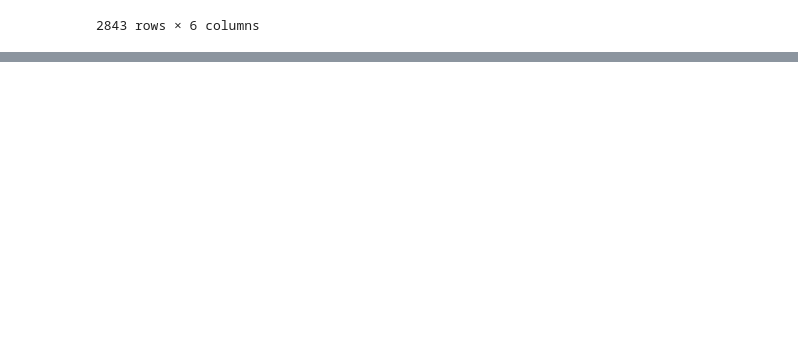
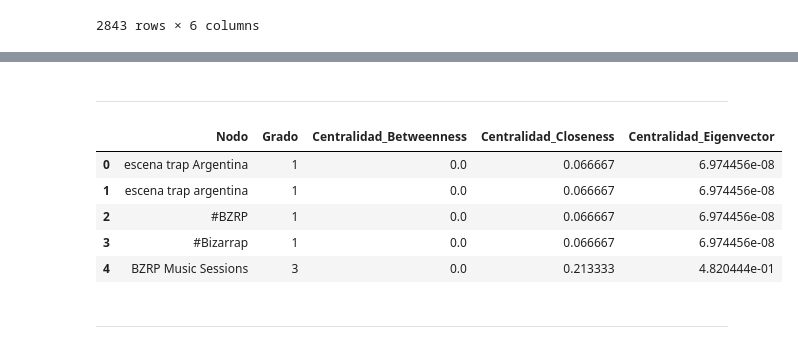
Before and after one commit to adr2204/codigo_analisis_red_trap_argentino, a Jupyter notebook: trabajo_computacion_social.ipynb, the cells around one changed output, grey strips where cells are left out. Saved outputs shown, nothing was run; the diff lists cells and outputs as text; code cells hidden in the pictures; blank space fills up the shorter version.

```diff
--- a/trabajo_computacion_social.ipynb
+++ b/trabajo_computacion_social.ipynb
@@ -3160,0 +1118,15 @@ df.to_csv('tweets_argentinos_combis2.csv', index= False)
+# %%
+from networkx.algorithms import bipartite
+
+B = nx.Graph()
+
+for index, row in df.iterrows():
+    artista = row['Palabra Clave']
+    tweet = f"tweet_{index}"  # puedes usar el ID o índice como nombre de tweet
+    B.add_node(artista, bipartite=0)
+    B.add_node(tweet, bipartite=1)
+    B.add_edge(artista, tweet)
+
+# Proyección: solo artistas
+artistas = [n for n, d in B.nodes(data=True) if d["bipartite"] == 0]
+proyeccion = bipartite.weighted_projected_graph(B, artistas)
@@ -3160,0 +1600,41 @@ df.to_csv('tweets_argentinos_combis2.csv', index= False)
+# %% [markdown]
+-----------
+# %%
+import pandas as pd
+import networkx as nx
+
+# Cargar los datos
+nodos_df = pd.read_csv("nodos_temas.csv")
+aristas_df = pd.read_csv("aristas_temas.csv")
+
+# Crear el grafo desde los datos de aristas
+G = nx.from_pandas_edgelist(aristas_df, source="Source", target="Target", edge_attr=True)
+
+# Añadir atributos de los nodos si los hay
+for _, row in nodos_df.iterrows():
+    if row['Id'] in G:
+        G.nodes[row['Id']].update(row.drop('Id').to_dict())
+
+# Calcular métricas
+degree_dict = dict(G.degree())
+betweenness_dict = nx.betweenness_centrality(G)
+closeness_dict = nx.closeness_centrality(G)
+eigenvector_dict = nx.eigenvector_centrality(G)
+
+# Crear un DataFrame resumen con todas las métricas
+metrics_df = pd.DataFrame({
+    "Nodo": list(G.nodes),
+    "Grado": [degree_dict[n] for n in G.nodes],
+    "Centralidad_Betweenness": [betweenness_dict[n] for n in G.nodes],
+    "Centralidad_Closeness": [closeness_dict[n] for n in G.nodes],
+    "Centralidad_Eigenvector": [eigenvector_dict[n] for n in G.nodes]
+})
+
+metrics_df.head()
+# %% [output]
+|  | Nodo | Grado | Centralidad_Betweenness | Centralidad_Closeness | Centralidad_Eigenvector |
+| 0 | escena trap Argentina | 1 | 0.0 | 0.066667 | 6.974456e-08 |
+| 1 | escena trap argentina | 1 | 0.0 | 0.066667 | 6.974456e-08 |
+| 2 | #BZRP | 1 | 0.0 | 0.066667 | 6.974456e-08 |
+| 3 | #Bizarrap | 1 | 0.0 | 0.066667 | 6.974456e-08 |
+| 4 | BZRP Music Sessions | 3 | 0.0 | 0.213333 | 4.820444e-01 |
@@ -3160,0 +1661,2 @@ df.to_csv('tweets_argentinos_combis2.csv', index= False)
+# %% [markdown]
+--------------------
```
Also changed, not shown: parts of 202 cells of this notebook.
